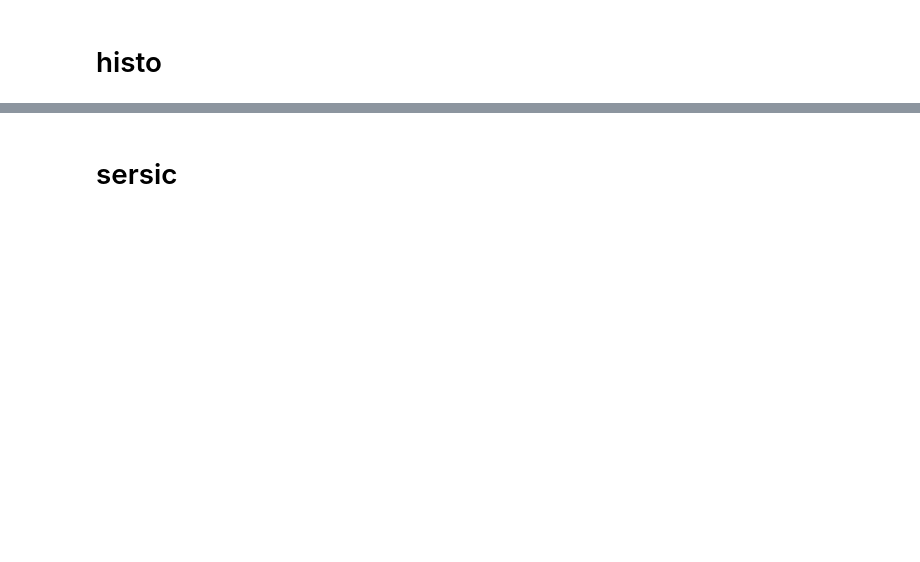
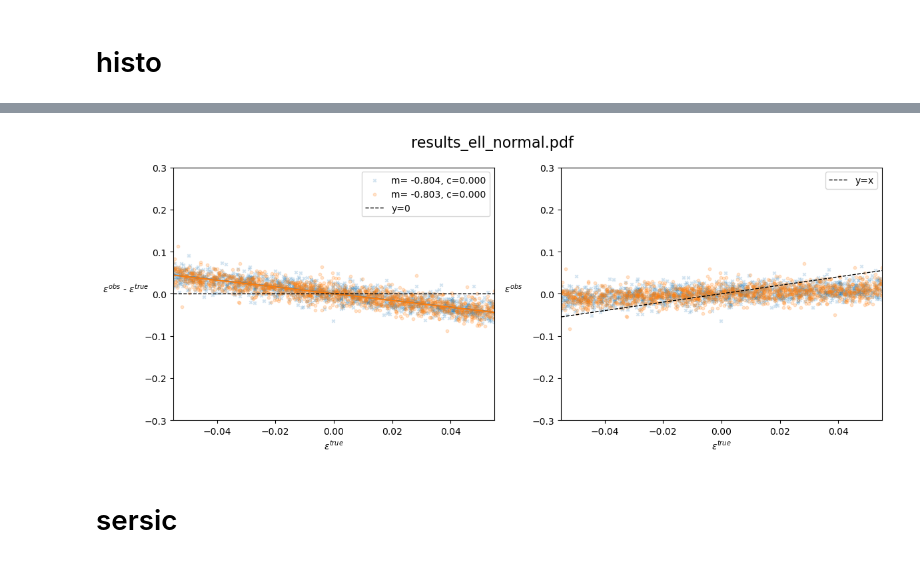
Before and after one commit to martinetnicolas/PISCO, a Jupyter notebook: pix2shear/sextractor/ResultsPlots.ipynb, the cells around one changed output, grey strips where cells are left out. Cells and saved outputs as stored; diff of their text form; code cells hidden in the pictures; blank space fills up the shorter version.

```diff
--- a/pix2shear/sextractor/ResultsPlots.ipynb
+++ b/pix2shear/sextractor/ResultsPlots.ipynb
@@ -136,3 +122,9 @@ case_result(pred_avg_ellips[:, 2:4], true_avg_shears, PLOTS_DIR / f"results_{cas
+# %%
+case_result(
+    pred_avg_ellips[:, 0:2], true_avg_ellps, PLOTS_DIR / "results_ell_normal.pdf", symbol="epsilon"
+)
+# %% [output]
+[figure, added]
 # %% [markdown]
 # sersic
 # %%
```
Also changed, not shown: parts of 20 cells of this notebook, 5 other files.
